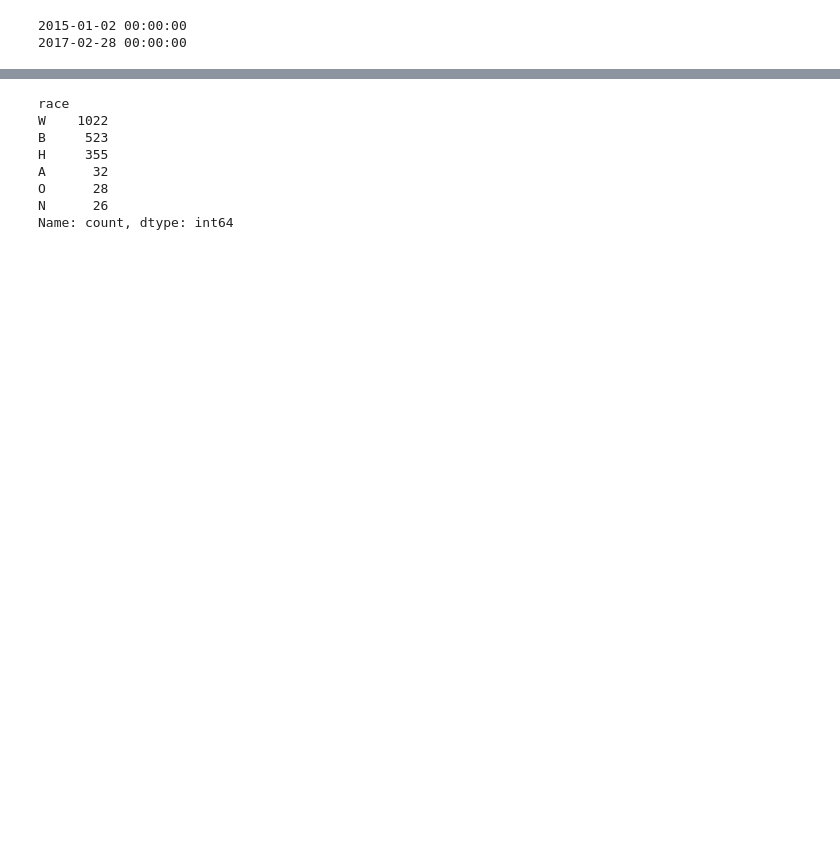
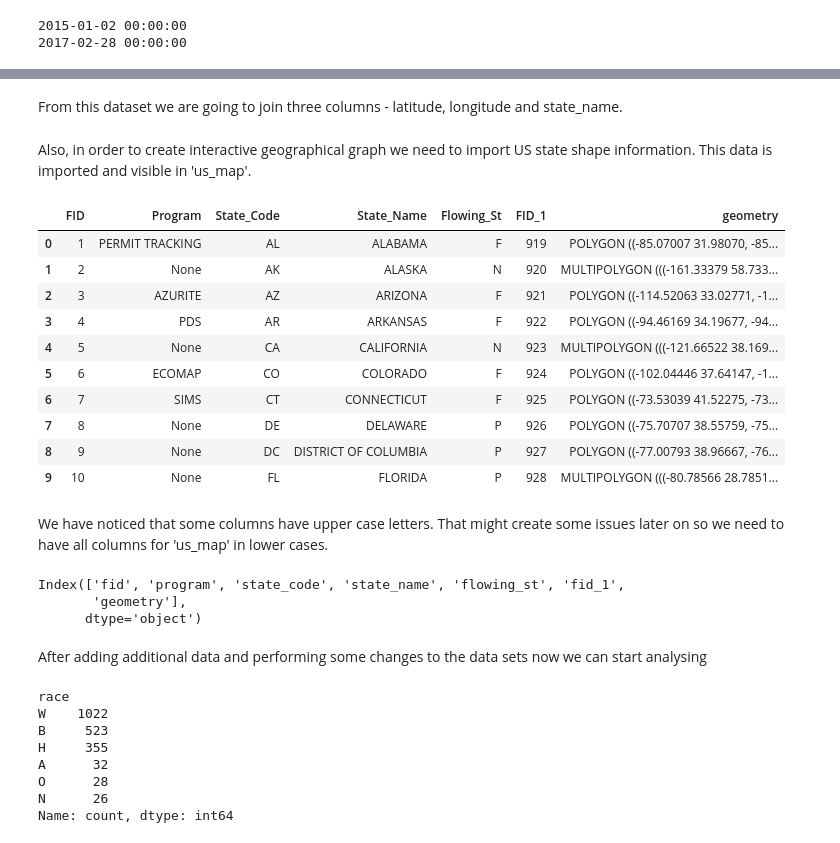
Before and after one commit to gyse3054/Turing-College, a Jupyter notebook: capstone.ipynb, the cells around one changed output, grey strips where cells are left out. Drawn from its saved outputs; the diff is of its cells as text; code cells hidden in the pictures; blank space fills up the shorter version.

```diff
--- a/capstone.ipynb
+++ b/capstone.ipynb
@@ -66,0 +245,2 @@ data = data.dropna(subset=['race', 'armed', 'age', 'flee'])
+# %% [markdown]
+From this dataset we are going to join three columns - latitude, longitude and state_name.
@@ -67,3 +259,34 @@ data = data.dropna(subset=['race', 'armed', 'age', 'flee'])
+# %% [markdown]
+Also, in order to create interactive geographical graph we need to import US state shape information. This data is imported and visible in 'us_map'.
+# %%
+us_map = gpd.read_file('States_shapefile.shp')
+us_map.head(10)
+# %% [output]
+|  | FID | Program | State_Code | State_Name | Flowing_St | FID_1 | geometry |
+| 0 | 1 | PERMIT TRACKING | AL | ALABAMA | F | 919 | POLYGON ((-85.07007 31.98070, -85... |
+| 1 | 2 | None | AK | ALASKA | N | 920 | MULTIPOLYGON (((-161.33379 58.733... |
+| 2 | 3 | AZURITE | AZ | ARIZONA | F | 921 | POLYGON ((-114.52063 33.02771, -1... |
+| 3 | 4 | PDS | AR | ARKANSAS | F | 922 | POLYGON ((-94.46169 34.19677, -94... |
+| 4 | 5 | None | CA | CALIFORNIA | N | 923 | MULTIPOLYGON (((-121.66522 38.169... |
+| 5 | 6 | ECOMAP | CO | COLORADO | F | 924 | POLYGON ((-102.04446 37.64147, -1... |
+| 6 | 7 | SIMS | CT | CONNECTICUT | F | 925 | POLYGON ((-73.53039 41.52275, -73... |
+| 7 | 8 | None | DE | DELAWARE | P | 926 | POLYGON ((-75.70707 38.55759, -75... |
+| 8 | 9 | None | DC | DISTRICT OF COLUMBIA | P | 927 | POLYGON ((-77.00793 38.96667, -76... |
+| 9 | 10 | None | FL | FLORIDA | P | 928 | MULTIPOLYGON (((-80.78566 28.7851... |
+# %% [markdown]
+We have noticed that some columns have upper case letters. That might create some issues later on so we need to have all columns for 'us_map' in lower cases.
+# %%
+# Convert column names to lowercase
+us_map.columns = map(str.lower, us_map.columns)
+
+# Now, all column names in us_map are lowercase
+print(us_map.columns)
+# %% [output]
+Index(['fid', 'program', 'state_code', 'state_name', 'flowing_st', 'fid_1',
+       'geometry'],
+      dtype='object')
+# %% [markdown]
+After adding additional data and performing some changes to the data sets now we can start analysing
 # %%
 # Count occurrences of each race
 race_counts = data['race'].value_counts()
```
Also changed, not shown: parts of 43 cells of this notebook, 1 other file.
